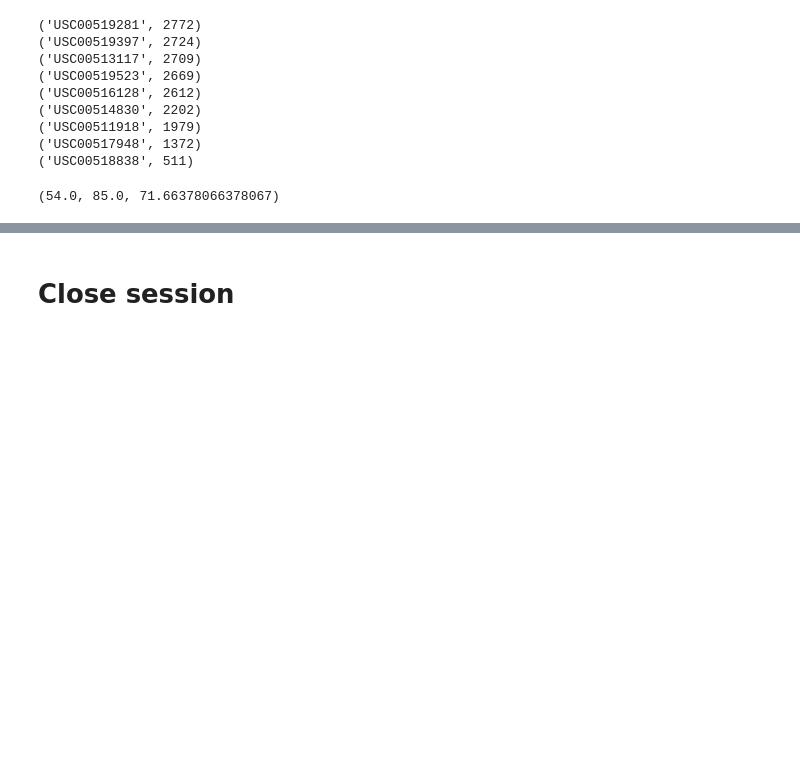
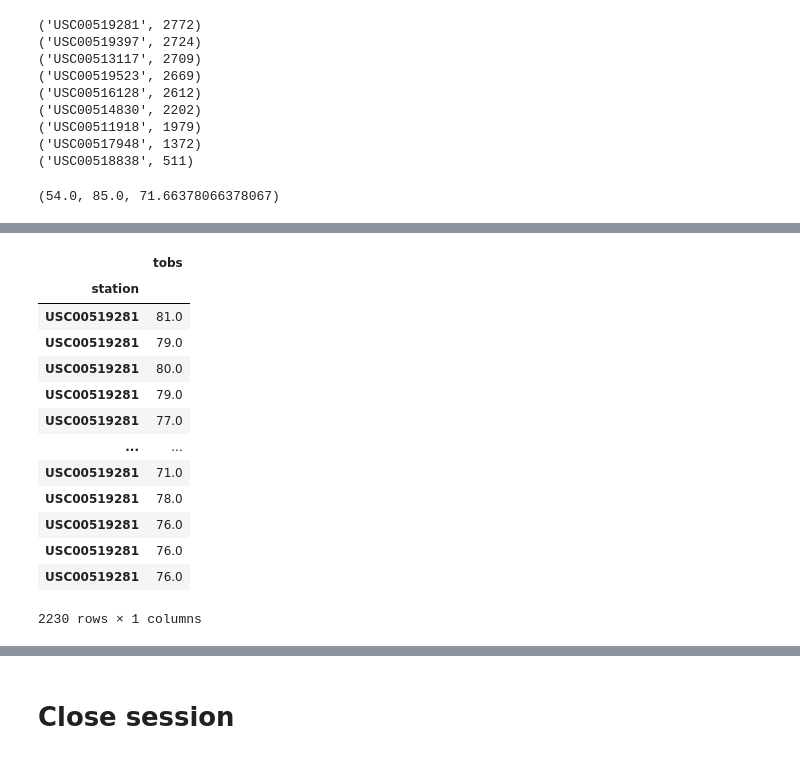
Before and after one commit to dorisakpovwa/Sqlalchemy-challenge, a Jupyter notebook: climate.ipynb, the cells around one changed output, grey strips where cells are left out. Cells and saved outputs as stored; diff of their text form; code cells hidden in the pictures; blank space fills up the shorter version.

```diff
--- a/climate.ipynb
+++ b/climate.ipynb
@@ -185,10 +219,25 @@ WHERE 0 = 1]
 # %%
-# Save the query results as a Pandas DataFrame and set the index to the date column
-date_temp_df =pd.DataFrame(date_temp)
-date_temp_df.set_index('date', inplace=True)
+# Save the query results as a Pandas DataFrame and set the index to the station column
+stat_obs_df =pd.DataFrame(stat_obs)
+stat_obs_df.set_index('station', inplace=True)
 
 # Sort the dataframe by date
-date_temp_df.sort_index(inplace=True)
-date_temp_df
+stat_obs_df.sort_index(inplace=True)
+stat_obs_df
+# %% [output]
+|  | tobs |
+| station |  |
+| USC00519281 | 81.0 |
+| USC00519281 | 79.0 |
+| USC00519281 | 80.0 |
+| USC00519281 | 79.0 |
+| USC00519281 | 77.0 |
+| ... | ... |
+| USC00519281 | 71.0 |
+| USC00519281 | 78.0 |
+| USC00519281 | 76.0 |
+| USC00519281 | 76.0 |
+| USC00519281 | 76.0 |
+2230 rows × 1 columns
 # %%
 # Use Pandas Plotting with Matplotlib to plot the result as a histogram
```
Also changed, not shown: parts of 10 cells of this notebook.
